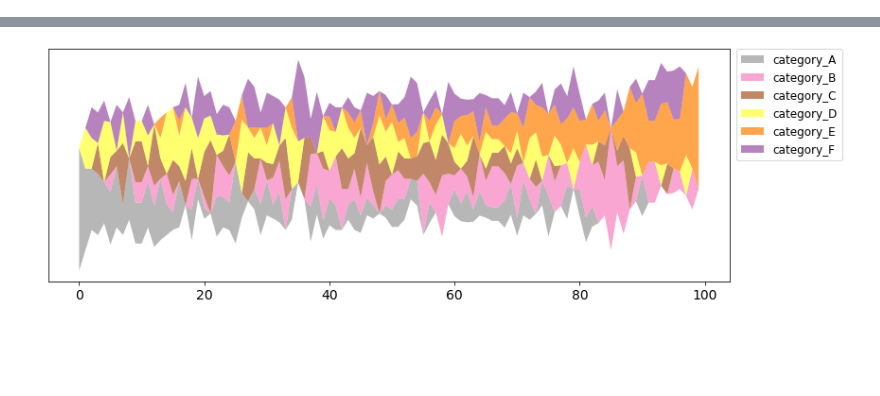
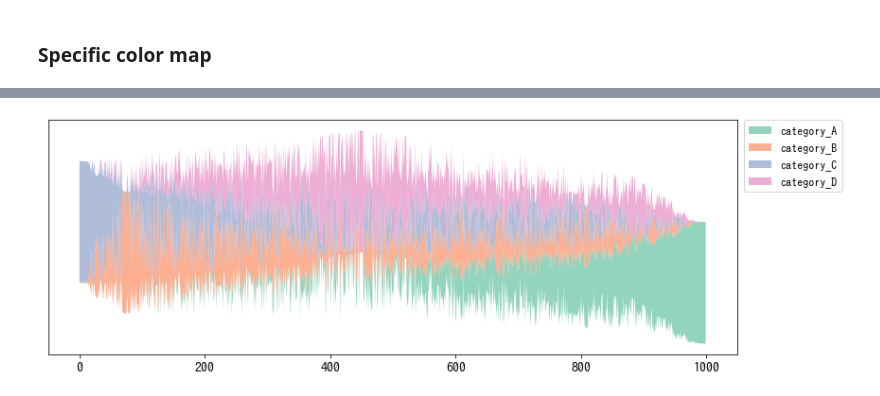
Before and after one commit to palette-diagram/palette-diagram, a Jupyter notebook: demo/DEMO.ipynb, the cells around one changed output, grey strips where cells are left out. Drawn from its saved outputs; the diff is of its cells as text; code cells hidden in the pictures; blank space fills up the shorter version.

```diff
--- a/demo/DEMO.ipynb
+++ b/demo/DEMO.ipynb
@@ -1,8 +1,8 @@
 # %%
-import sys
-sys.path.append('../')
+# Installation:
+# pip install palette-diagram
 
 import palette_diagram as pt
 import pandas as pd
 
-df = pd.read_csv('./dataset/example.csv', index_col=0)
+df = pd.read_csv('./dataset/example.csv')
@@ -15,3 +30,5 @@ n_neighbors was replaced with len(df)-1.
+# %% [markdown]
+### Specific color map
 # %%
-pt.palette_diagram(df, palette_type='linear', norm=True, cmap_name='Set1_r')
+pt.palette_diagram(df, palette_type='linear', index='data_id', cmap_name='Set2')
 # %% [output]
@@ -20 +35 @@ n_neighbors was replaced with len(df)-1.
-[figure, old version]
+[figure, new version]
```
Also changed, not shown: parts of 8 cells of this notebook, 4 other files.
